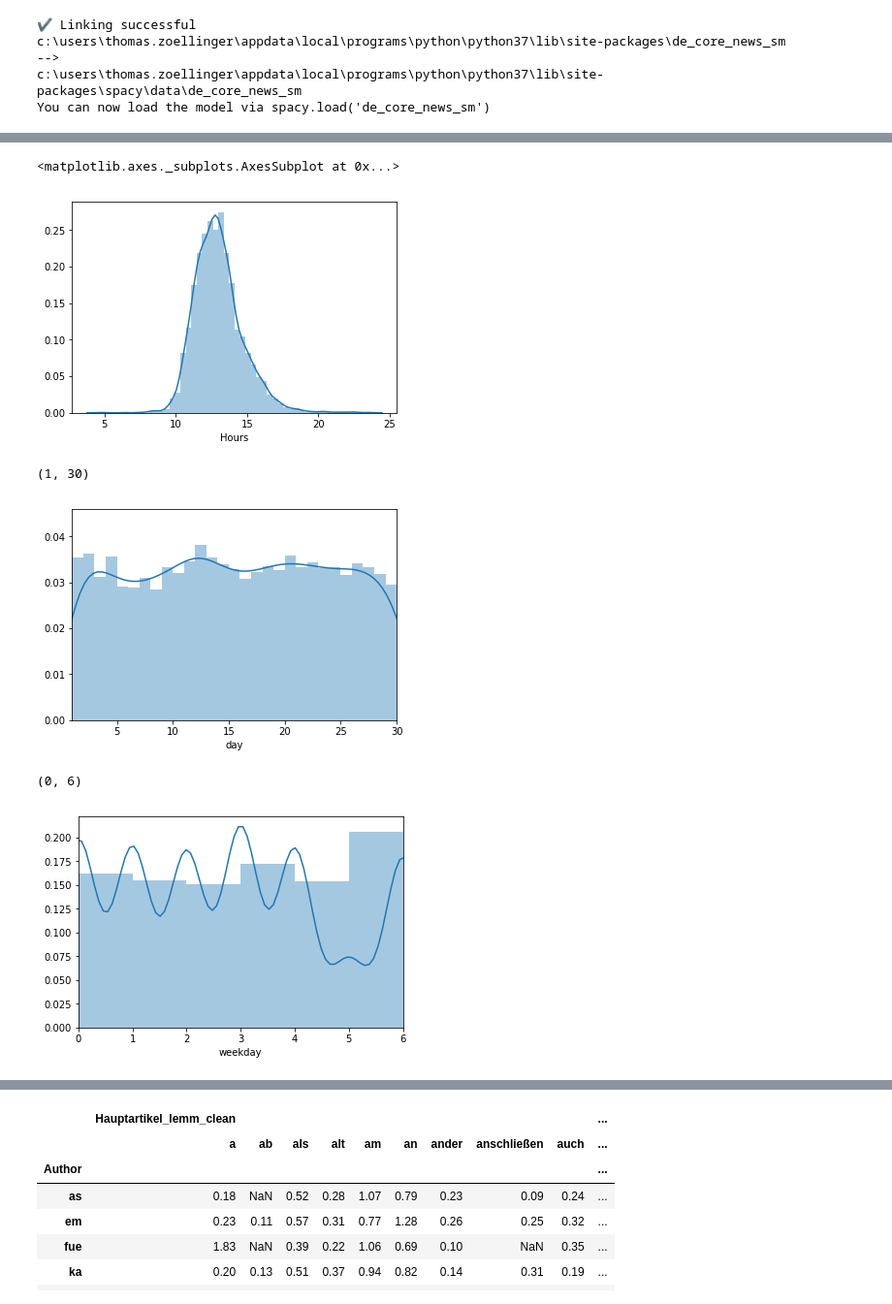
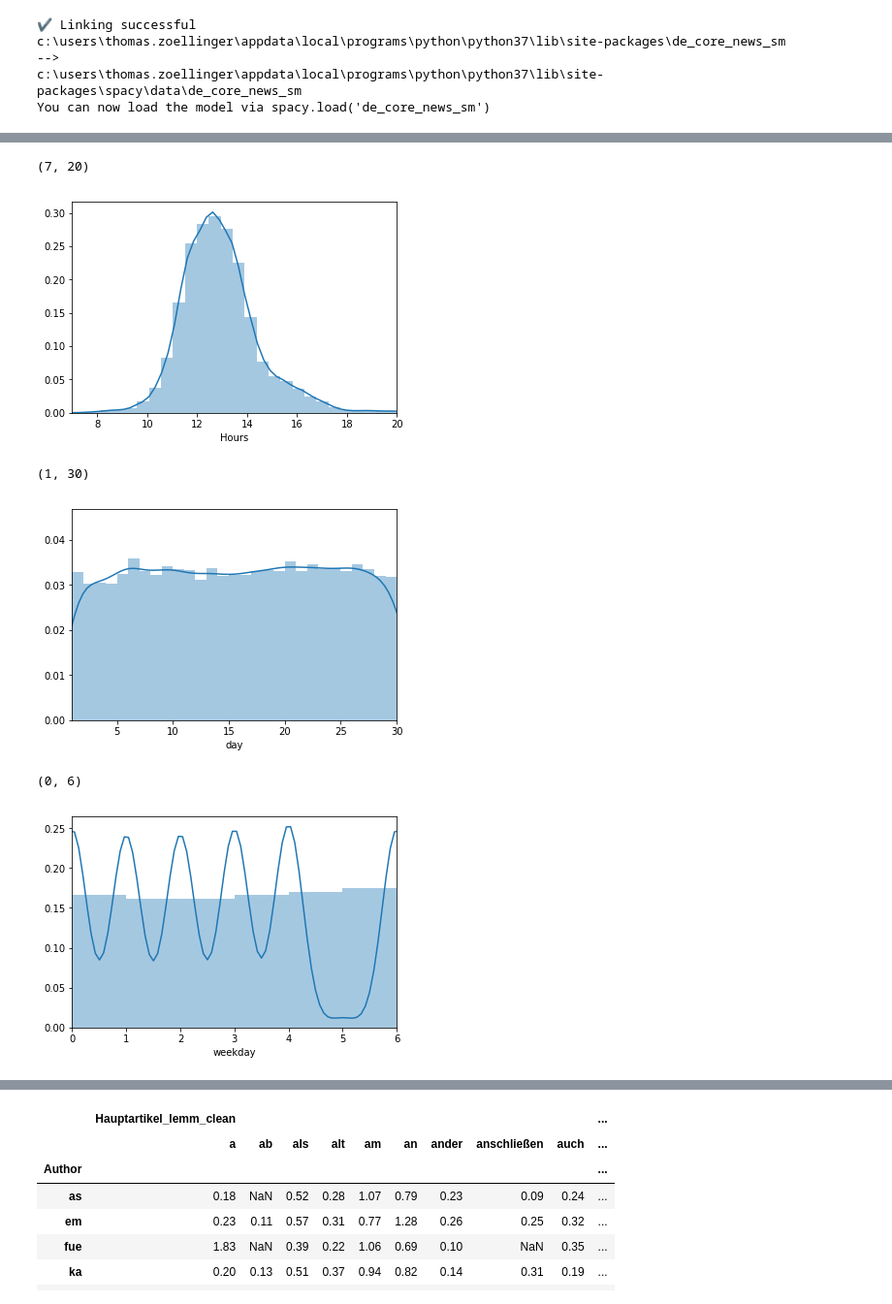
Before and after one commit to AdastraSaM/polizeiberichte_scraper, a Jupyter notebook: notebooks/TextAnalysis3.ipynb, the cells around one changed output, grey strips where cells are left out. Shown at 97% size. Cells and saved outputs as stored; diff of their text form; code cells hidden in the pictures.

```diff
--- a/notebooks/TextAnalysis3.ipynb
+++ b/notebooks/TextAnalysis3.ipynb
@@ -37,0 +36,2 @@ newdf= pd.read_csv(r"../out/Polizeiberichte_transformed.csv", sep=";", encoding=
+# %%
+newdf = pd.concat([pd.read_csv(f,sep=";",header="infer", encoding ="UTF-8") for f in glob.glob(r"../out/Polizeiberichte_transformed*.csv")], sort = True)
@@ -59,5 +86,6 @@ newdf.drop_duplicates()
-# %%
-newdf["Comb_all"] = newdf["Hauptartikel_lem_clean_no_stop"]+" "+ newdf["Ueberschrift_kombi"]
+# %%
+for i in range(2):
+    newdf["topic"+str(i)]=1
 # %%
 newdf['Timestamp'] =  pd.to_datetime(newdf['Timestamp'])
 newdf['Hours'] = (newdf['Timestamp'].dt.minute + newdf['Timestamp'].dt.hour*60)/60
@@ -78,23 +114,24 @@ newdf['year'].value_counts()
 Name: year, dtype: int64
 # %%
 sns.distplot(newdf['Hours'])
+plt.xlim(7, 20)
 # %% [output]
-<matplotlib.axes._subplots.AxesSubplot at 0x...>
+(7, 20)
-[figure, old version]
+[figure, new version]
 # %%
 bins=np.arange(newdf['day'].min(), newdf['day'].max() + 1)
 sns.distplot(newdf['day'], bins=bins)
 plt.xlim(1, 30)
 # %% [output]
 (1, 30)
-[figure, old version]
+[figure, new version]
 # %%
 bins=np.arange(newdf['weekday'].min(), newdf['weekday'].max() + 1)
 sns.distplot(newdf['weekday'], bins= bins)
 plt.xlim(0, 6)
 # %% [output]
 (0, 6)
-[figure, old version]
+[figure, new version]
 # %%
 newdf['weekday'].hist(bins=7)
 # %% [output]
```
Also changed, not shown: parts of 45 cells of this notebook, 57 other files.
